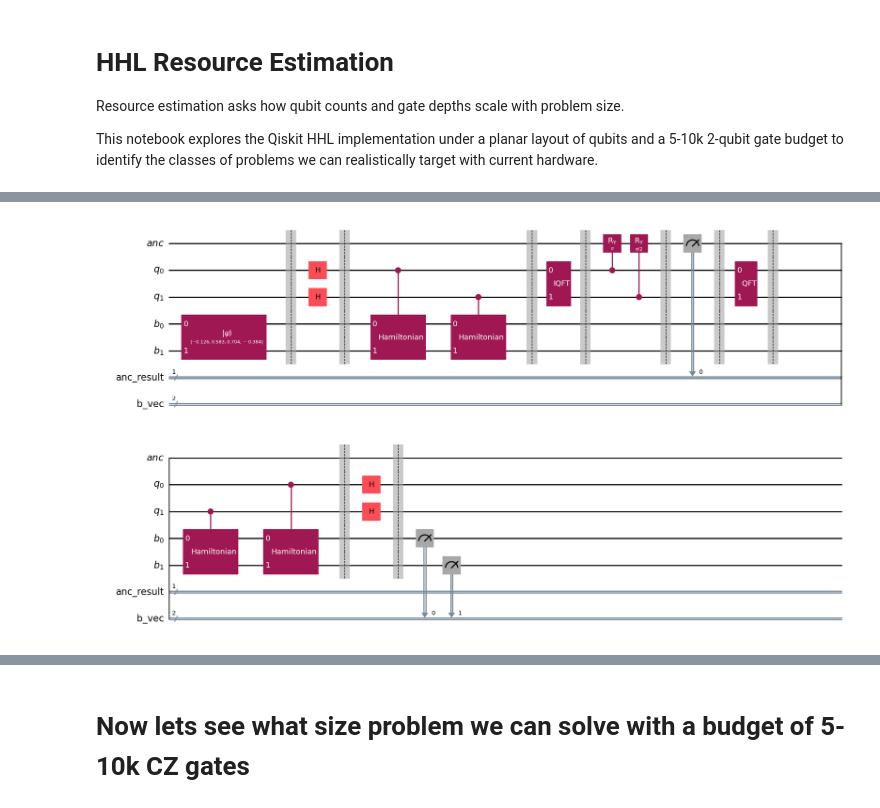
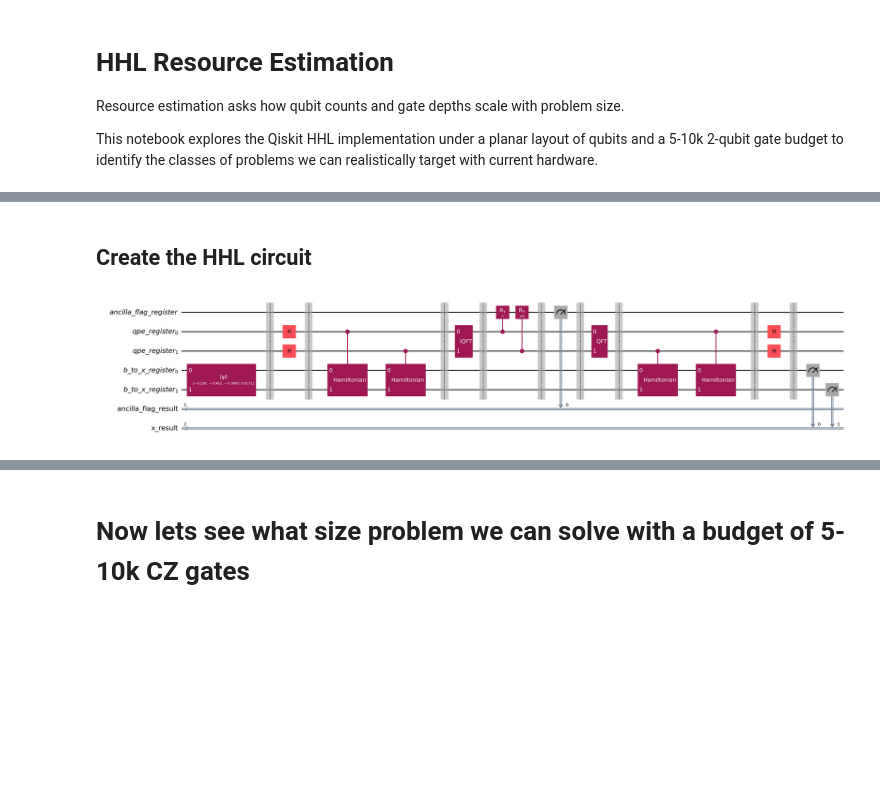
Before and after one commit to QCOL-LU/QLSAs, a Jupyter notebook: examples/hhl_resource_estimation.ipynb, the cells around one changed output, grey strips where cells are left out. Saved outputs shown, nothing was run; the diff lists cells and outputs as text; code cells hidden in the pictures; blank space fills up the shorter version.

```diff
--- a/examples/hhl_resource_estimation.ipynb
+++ b/examples/hhl_resource_estimation.ipynb
@@ -29,7 +55,13 @@ from QLSAs.linear_systems_problems.random_matrix_generator import generate_probl
 
 %config InlineBackend.figure_format = "retina"
 # %%
-# Example CNOT count for a 4x4 system
-problem = generate_problem(4)
-problem
+prob = generate_problem(n=4, cond_number=5.0, sparsity=0.5, seed=0)
+A, b = prob["A"], prob["b"]
+
+A  = A / np.linalg.norm(b)
+b = b / np.linalg.norm(b)
+
+print(f"A: {A}")
+print()
+print(f"b: {b}")
 # %% [output]
@@ -50,13 +74,17 @@ problem
+# %% [markdown]
+## Create the HHL circuit
 # %%
-A = problem['A']
-b = problem['b']
-size = np.log2(len(b))
+hhl = HHL(
+    state_prep = StatePrep(method='default'),
+    readout = 'measure_x',
+    #swap_test_vector = np.ones(len(b)) / np.linalg.norm(np.ones(len(b))),
+    num_qpe_qubits = math.log2(len(b)),
+    t0 = 2 * np.pi)
 
-# Qiskit HHL circuit
-hhl_circuit = qiskit_hhl_circuit(A = A, b = b, n_qpe_qubits = size)
-hhl_circuit.draw(output = 'mpl')
+hhl_circuit = hhl.build_circuit(A, b)
+hhl_circuit.draw(output='mpl', fold=-1)
 # %% [output]
-[figure, old version]
+[figure, new version]
 # %%
 service = QiskitRuntimeService(name="QLSAs")
 service.backends()
```
Also changed, not shown: parts of 9 cells of this notebook, 5 other files.
